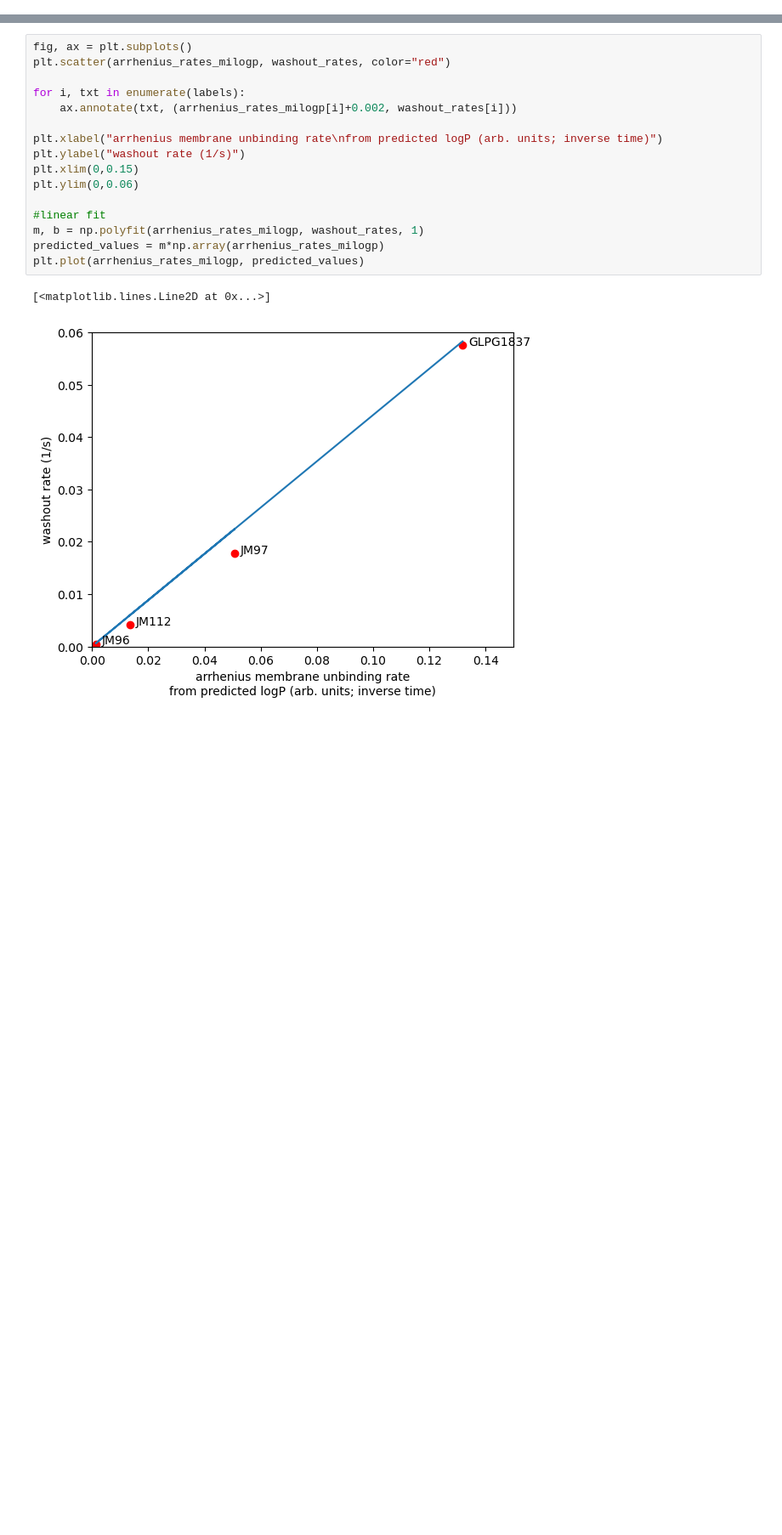
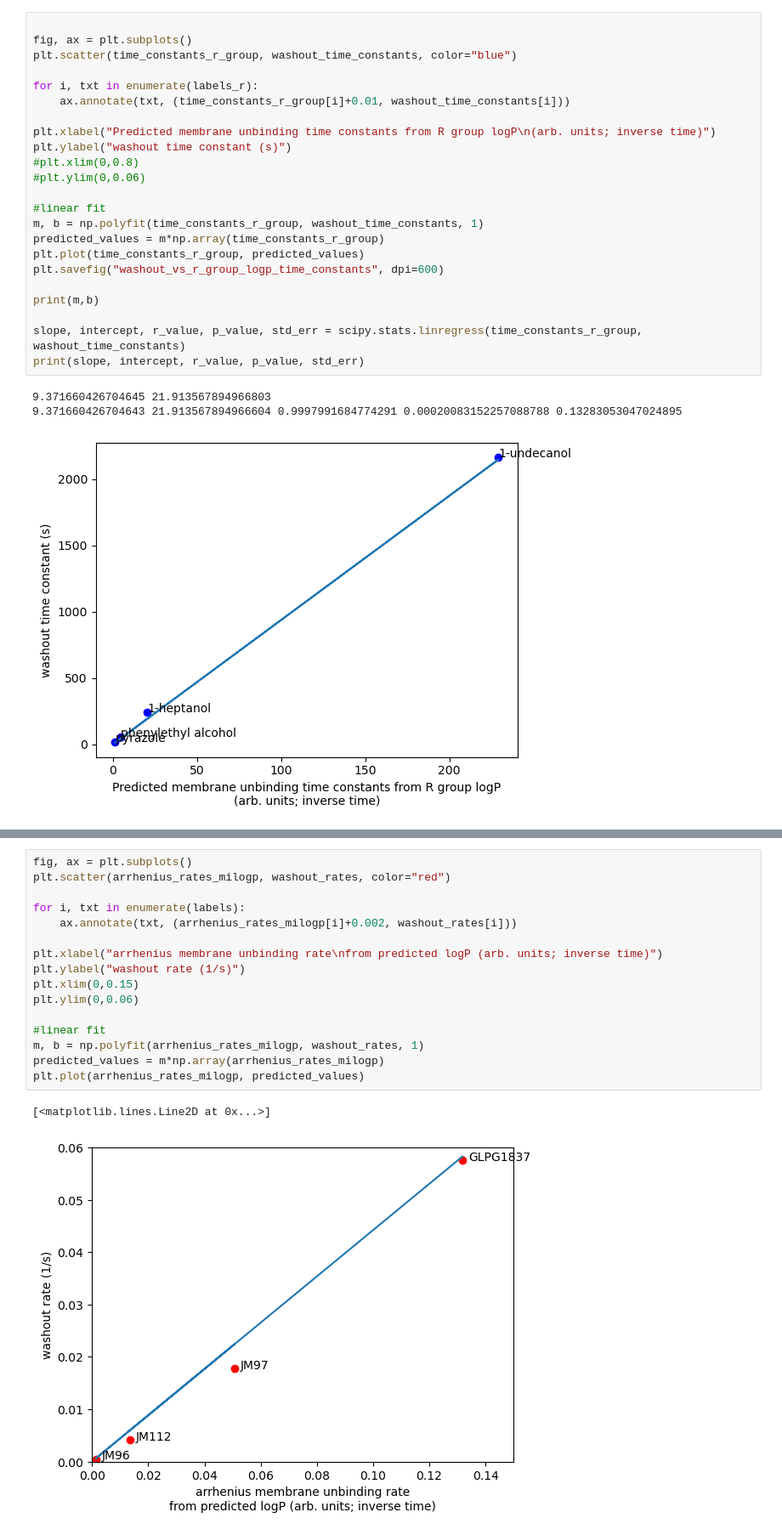
Before and after one commit to JonathanHB/cftr-glpg1837, a Jupyter notebook: analysis/logp_data.ipynb, the cells around one changed output, grey strips where cells are left out. Shown at 85% size. Cells and saved outputs as stored; diff of their text form; blank space fills up the shorter version.

```diff
--- a/analysis/logp_data.ipynb
+++ b/analysis/logp_data.ipynb
@@ -16,5 +19,32 @@ labels_r = [d[3] for d in data]
 arrhenius_rates_r_group = [10**(-d[4]/2) for d in data]
 arrhenius_rates_milogp = [10**(-d[1]/2) for d in data]
+# %%
+
+fig, ax = plt.subplots()
+plt.scatter(time_constants_r_group, washout_time_constants, color="blue")
+
+for i, txt in enumerate(labels_r):
+    ax.annotate(txt, (time_constants_r_group[i]+0.01, washout_time_constants[i]))
+
+plt.xlabel("Predicted membrane unbinding time constants from R group logP\n(arb. units; inverse time)")
+plt.ylabel("washout time constant (s)")
+#plt.xlim(0,0.8)
+#plt.ylim(0,0.06)
+
+#linear fit
+m, b = np.polyfit(time_constants_r_group, washout_time_constants, 1)
+predicted_values = m*np.array(time_constants_r_group)
+plt.plot(time_constants_r_group, predicted_values)
+plt.savefig("washout_vs_r_group_logp_time_constants", dpi=600)
+
+print(m,b)
+
+slope, intercept, r_value, p_value, std_err = scipy.stats.linregress(time_constants_r_group, washout_time_constants)
+print(slope, intercept, r_value, p_value, std_err)
+# %% [output]
+9.371660426704645 21.913567894966803
+9.371660426704643 21.913567894966604 0.9997991684774291 0.00020083152257088788 0.13283053047024895
+[figure, added]
 # %%
 
 fig, ax = plt.subplots()
```
Also changed, not shown: parts of 3 cells of this notebook, 4 other files.
